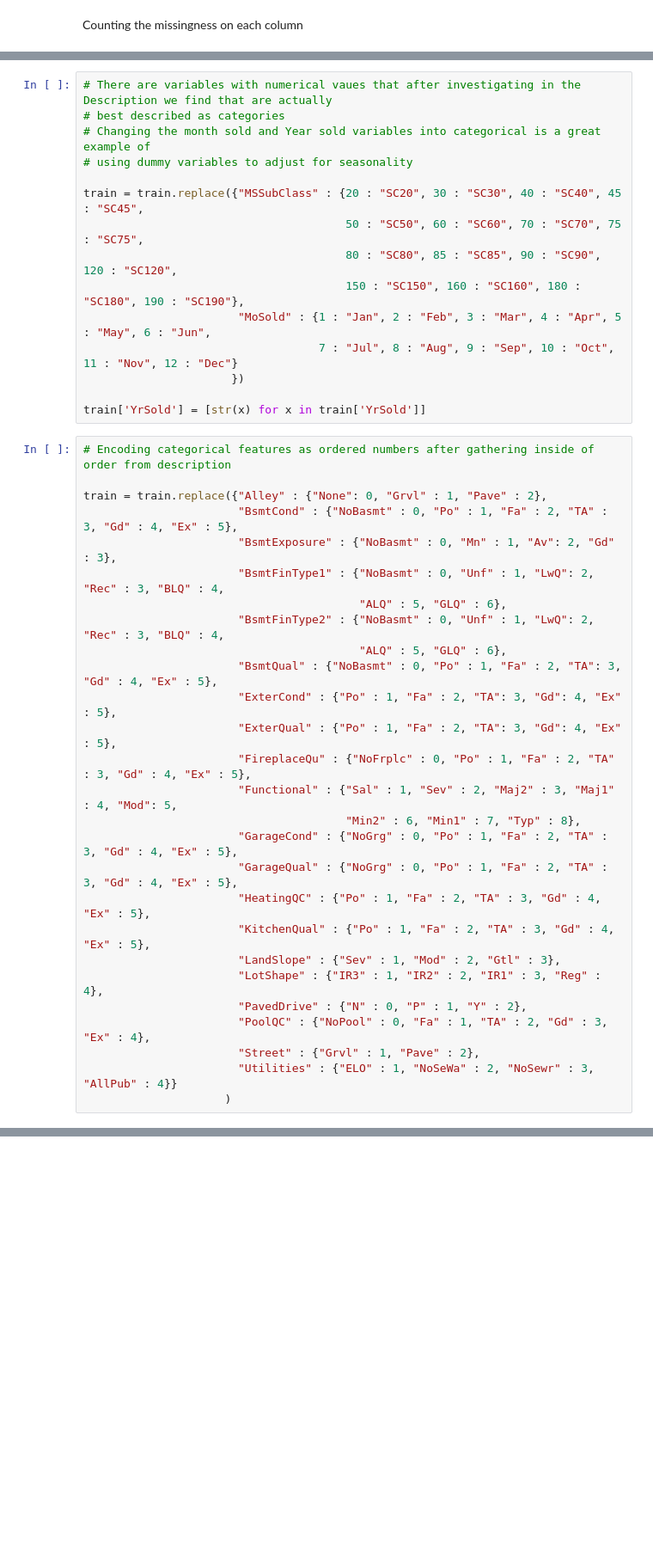
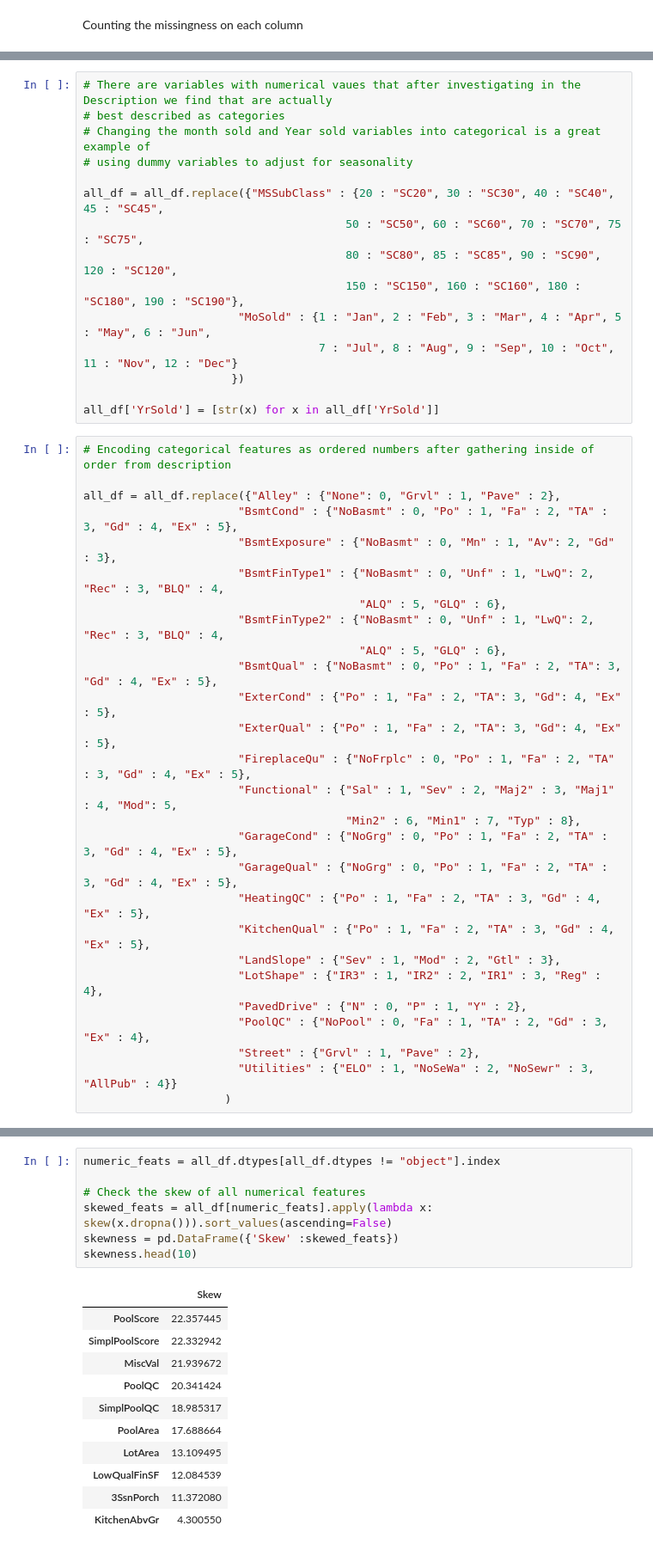
Before and after one commit to anselsantos/Machine_Learning_Kaggle, a Jupyter notebook: suicide_squad_machine_learning_kaggle.ipynb, the cells around one changed output, grey strips where cells are left out. Shown at 86% size. Drawn from its saved outputs; the diff is of its cells as text; blank space fills up the shorter version.

```diff
--- a/suicide_squad_machine_learning_kaggle.ipynb
+++ b/suicide_squad_machine_learning_kaggle.ipynb
@@ -344,7 +359,7 @@ train.loc[:, "WoodDeckSF"] = train.loc[:, "WoodDeckSF"].fillna(0)
 # Changing the month sold and Year sold variables into categorical is a great example of
 # using dummy variables to adjust for seasonality
 
-train = train.replace({"MSSubClass" : {20 : "SC20", 30 : "SC30", 40 : "SC40", 45 : "SC45",
+all_df = all_df.replace({"MSSubClass" : {20 : "SC20", 30 : "SC30", 40 : "SC40", 45 : "SC45",
                                        50 : "SC50", 60 : "SC60", 70 : "SC70", 75 : "SC75",
                                        80 : "SC80", 85 : "SC85", 90 : "SC90", 120 : "SC120",
                                        150 : "SC150", 160 : "SC160", 180 : "SC180", 190 : "SC190"},
@@ -352,11 +367,11 @@ train = train.replace({"MSSubClass" : {20 : "SC20", 30 : "SC30", 40 : "SC40", 45
                                    7 : "Jul", 8 : "Aug", 9 : "Sep", 10 : "Oct", 11 : "Nov", 12 : "Dec"}
                       })
 
-train['YrSold'] = [str(x) for x in train['YrSold']]
+all_df['YrSold'] = [str(x) for x in all_df['YrSold']]
 # %%
 # Encoding categorical features as ordered numbers after gathering inside of order from description
 
-train = train.replace({"Alley" : {"None": 0, "Grvl" : 1, "Pave" : 2},
+all_df = all_df.replace({"Alley" : {"None": 0, "Grvl" : 1, "Pave" : 2},
                        "BsmtCond" : {"NoBasmt" : 0, "Po" : 1, "Fa" : 2, "TA" : 3, "Gd" : 4, "Ex" : 5},
                        "BsmtExposure" : {"NoBasmt" : 0, "Mn" : 1, "Av": 2, "Gd" : 3},
                        "BsmtFinType1" : {"NoBasmt" : 0, "Unf" : 1, "LwQ": 2, "Rec" : 3, "BLQ" : 4,
@@ -505,0 +523,19 @@ train = train.replace({"Alley" : {"None": 0, "Grvl" : 1, "Pave" : 2},
+# %%
+numeric_feats = all_df.dtypes[all_df.dtypes != "object"].index
+
+# Check the skew of all numerical features
+skewed_feats = all_df[numeric_feats].apply(lambda x: skew(x.dropna())).sort_values(ascending=False)
+skewness = pd.DataFrame({'Skew' :skewed_feats})
+skewness.head(10)
+# %% [output]
+|  | Skew |
+| PoolScore | 22.357445 |
+| SimplPoolScore | 22.332942 |
+| MiscVal | 21.939672 |
+| PoolQC | 20.341424 |
+| SimplPoolQC | 18.985317 |
+| PoolArea | 17.688664 |
+| LotArea | 13.109495 |
+| LowQualFinSF | 12.084539 |
+| 3SsnPorch | 11.372080 |
+| KitchenAbvGr | 4.300550 |
```
Also changed, not shown: parts of 18 cells of this notebook.
